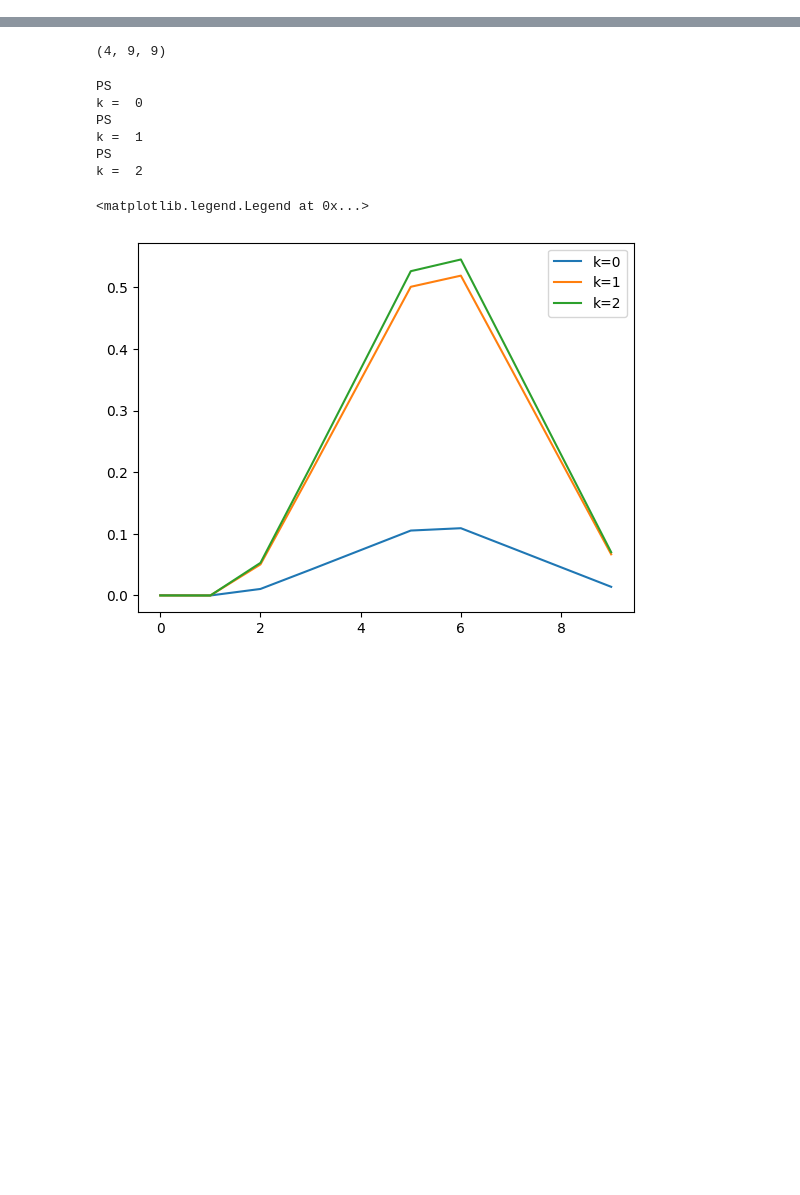
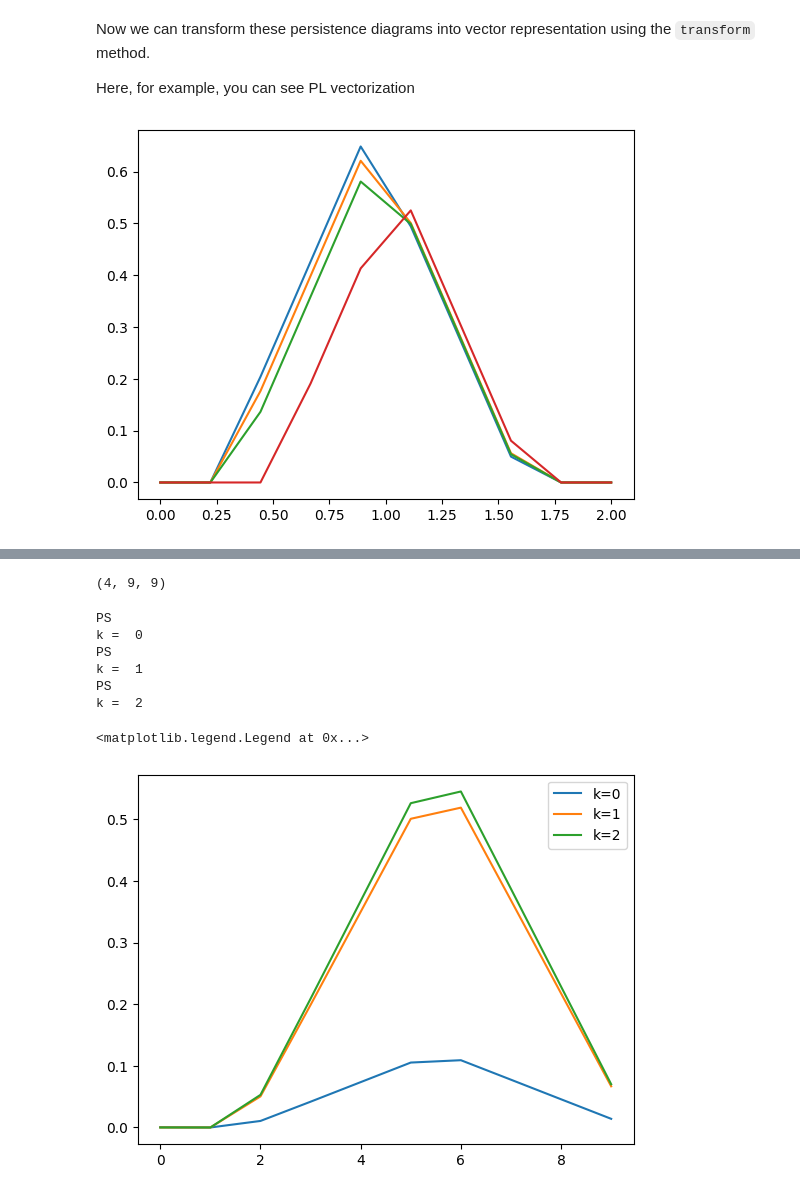
Before and after one commit to ALuchinsky/vpb_python, a Jupyter notebook: python/test_TDAvectorizer.ipynb, the cells around one changed output, grey strips where cells are left out. Saved outputs shown, nothing was run; the diff lists cells and outputs as text; code cells hidden in the pictures; blank space fills up the shorter version.

```diff
--- a/python/test_TDAvectorizer.ipynb
+++ b/python/test_TDAvectorizer.ipynb
@@ -17,5 +192,11 @@ len(vect.diags)
+# %% [markdown]
+Now we can transform these persistence diagrams into vector representation using the `transform` method.
+
+Here, for example, you can see PL vectorization
 # %%
 xSeq = np.linspace(0,2,10)
-vvv = vect.transform(homDim = 1, output = "VPB", xSeq = xSeq)
-# for v in vvv:
-#     plt.plot(xSeq[1:], v)
+vvv = vect.transform(homDim = 1, output = "PL", xSeq = xSeq)
+for v in vvv:
+    plt.plot(xSeq, v)
+# %% [output]
+[figure, added]
```
Also changed, not shown: parts of 34 cells of this notebook.
